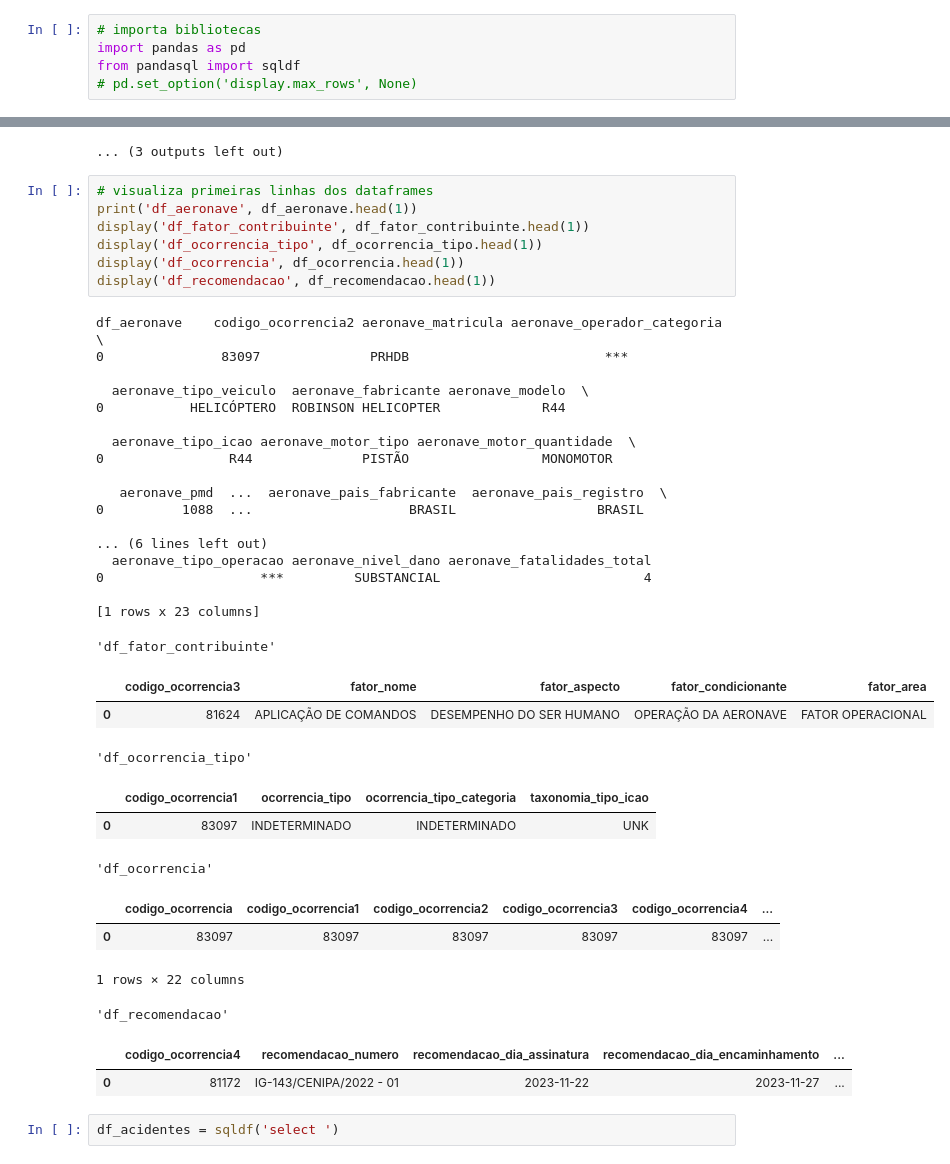
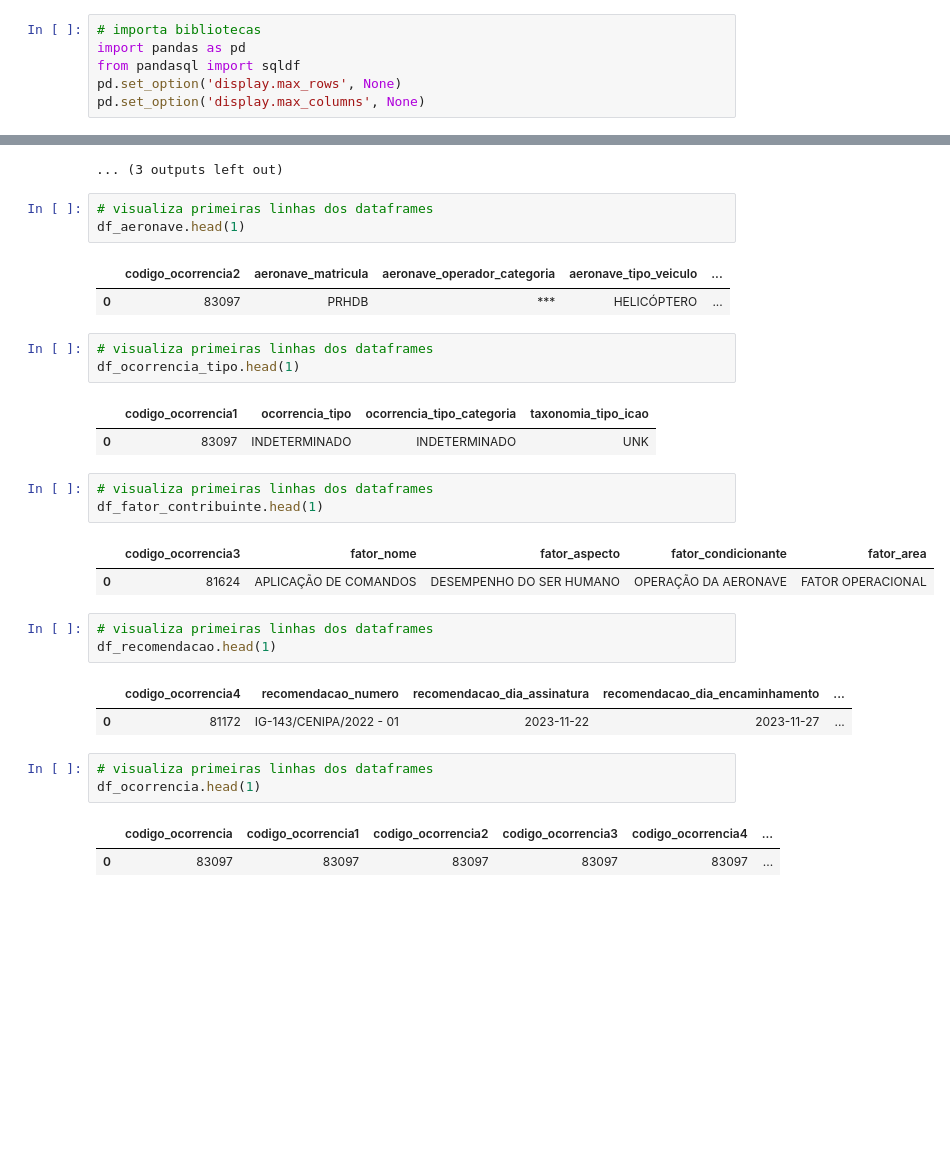
Before and after one commit to jairobernardesjunior/Cenipa_limpa_trata_analisa, a Jupyter notebook: 01 cenipa_limpa_trata.ipynb, the cells around one changed output, grey strips where cells are left out. Saved outputs shown, nothing was run; the diff lists cells and outputs as text; blank space fills up the shorter version.

```diff
--- a/01 cenipa_limpa_trata.ipynb
+++ b/01 cenipa_limpa_trata.ipynb
@@ -30,7 +30,8 @@ Este projeto visa acessar as bases de dados de acidentes aeronáuticos do cenipa
 # importa bibliotecas
 import pandas as pd
 from pandasql import sqldf
-# pd.set_option('display.max_rows', None)
+pd.set_option('display.max_rows', None)
+pd.set_option('display.max_columns', None)
 # %%
 # carrega arquivos em dataframes
 df_aeronave = pd.read_csv('arquivos/aeronave.csv', sep=';', encoding='latin-1')
@@ -132,41 +133,31 @@ None
 ... (3 outputs left out)
 # %%
 # visualiza primeiras linhas dos dataframes
-print('df_aeronave', df_aeronave.head(1))
-display('df_fator_contribuinte', df_fator_contribuinte.head(1))
-display('df_ocorrencia_tipo', df_ocorrencia_tipo.head(1))
-display('df_ocorrencia', df_ocorrencia.head(1))
-display('df_recomendacao', df_recomendacao.head(1))
+df_aeronave.head(1)
 # %% [output]
-df_aeronave    codigo_ocorrencia2 aeronave_matricula aeronave_operador_categoria  \
-0               83097              PRHDB                         ***
-
-  aeronave_tipo_veiculo  aeronave_fabricante aeronave_modelo  \
-0           HELICÓPTERO  ROBINSON HELICOPTER             R44
-
-  aeronave_tipo_icao aeronave_motor_tipo aeronave_motor_quantidade  \
-0                R44              PISTÃO                 MONOMOTOR
-
-   aeronave_pmd  ...  aeronave_pais_fabricante  aeronave_pais_registro  \
-0          1088  ...                    BRASIL                  BRASIL
-
-... (6 lines left out)
-  aeronave_tipo_operacao aeronave_nivel_dano aeronave_fatalidades_total
-0                    ***         SUBSTANCIAL                          4
-
-[1 rows x 23 columns]
-'df_fator_contribuinte'
-|  | codigo_ocorrencia3 | fator_nome | fator_aspecto | fator_condicionante | fator_area |
-| 0 | 81624 | APLICAÇÃO DE COMANDOS | DESEMPENHO DO SER HUMANO | OPERAÇÃO DA AERONAVE | FATOR OPERACIONAL |
+|  | codigo_ocorrencia2 | aeronave_matricula | aeronave_operador_categoria | aeronave_tipo_veiculo | ... |
+| 0 | 83097 | PRHDB | *** | HELICÓPTERO | ... |
-'df_ocorrencia_tipo'
-|  | codigo_ocorrencia1 | ocorrencia_tipo | ocorrencia_tipo_categoria | taxonomia_tipo_icao |
-| 0 | 83097 | INDETERMINADO | INDETERMINADO | UNK |
-'df_ocorrencia'
-|  | codigo_ocorrencia | codigo_ocorrencia1 | codigo_ocorrencia2 | codigo_ocorrencia3 | codigo_ocorrencia4 | ... |
-| 0 | 83097 | 83097 | 83097 | 83097 | 83097 | ... |
-1 rows × 22 columns
-'df_recomendacao'
-|  | codigo_ocorrencia4 | recomendacao_numero | recomendacao_dia_assinatura | recomendacao_dia_encaminhamento | ... |
-| 0 | 81172 | IG-143/CENIPA/2022 - 01 | 2023-11-22 | 2023-11-27 | ... |
-# %%
-df_acidentes = sqldf('select ')
+# %%
+# visualiza primeiras linhas dos dataframes
+df_ocorrencia_tipo.head(1)
+# %% [output]
+|  | codigo_ocorrencia1 | ocorrencia_tipo | ocorrencia_tipo_categoria | taxonomia_tipo_icao |
+| 0 | 83097 | INDETERMINADO | INDETERMINADO | UNK |
+# %%
+# visualiza primeiras linhas dos dataframes
+df_fator_contribuinte.head(1)
+# %% [output]
+|  | codigo_ocorrencia3 | fator_nome | fator_aspecto | fator_condicionante | fator_area |
+| 0 | 81624 | APLICAÇÃO DE COMANDOS | DESEMPENHO DO SER HUMANO | OPERAÇÃO DA AERONAVE | FATOR OPERACIONAL |
+# %%
+# visualiza primeiras linhas dos dataframes
+df_recomendacao.head(1)
+# %% [output]
+|  | codigo_ocorrencia4 | recomendacao_numero | recomendacao_dia_assinatura | recomendacao_dia_encaminhamento | ... |
+| 0 | 81172 | IG-143/CENIPA/2022 - 01 | 2023-11-22 | 2023-11-27 | ... |
+# %%
+# visualiza primeiras linhas dos dataframes
+df_ocorrencia.head(1)
+# %% [output]
+|  | codigo_ocorrencia | codigo_ocorrencia1 | codigo_ocorrencia2 | codigo_ocorrencia3 | codigo_ocorrencia4 | ... |
+| 0 | 83097 | 83097 | 83097 | 83097 | 83097 | ... |
```
Also changed, not shown: parts of 8 cells of this notebook, 1 other file.
